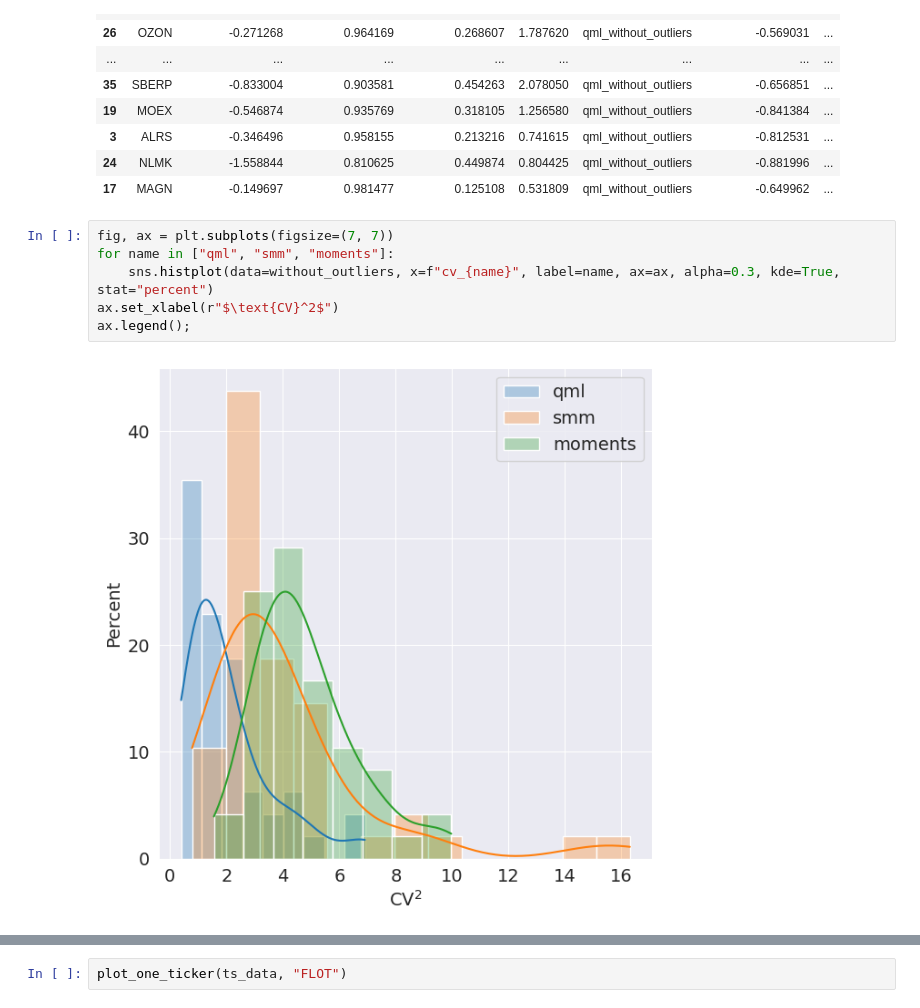
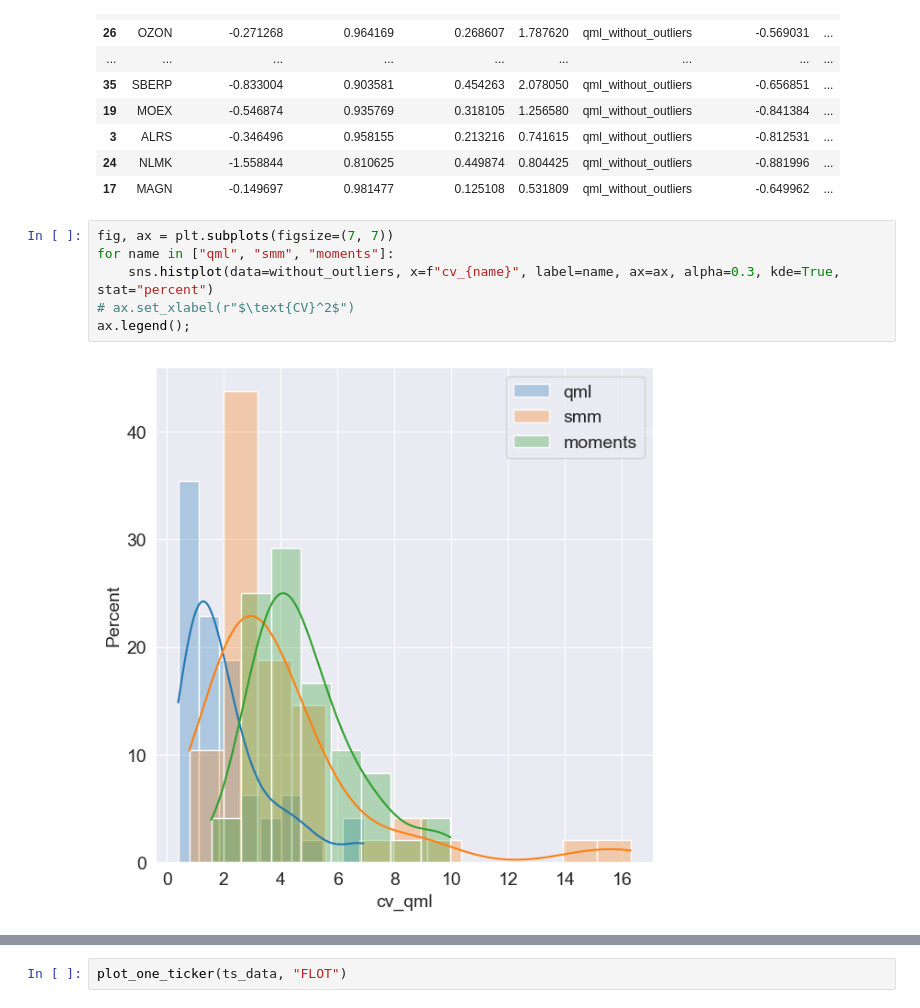
Before and after one commit to Dangerio/optimization-algorithm, a Jupyter notebook: methods_comparison/real_data/estimation_result_analysis.ipynb, the cells around one changed output, grey strips where cells are left out. Drawn from its saved outputs; the diff is of its cells as text.

```diff
--- a/methods_comparison/real_data/estimation_result_analysis.ipynb
+++ b/methods_comparison/real_data/estimation_result_analysis.ipynb
@@ -290,8 +322,8 @@ without_outliers.sort_values(by="cv_smm", ascending=False)
 # %%
 fig, ax = plt.subplots(figsize=(7, 7))
 for name in ["qml", "smm", "moments"]:
     sns.histplot(data=without_outliers, x=f"cv_{name}", label=name, ax=ax, alpha=0.3, kde=True, stat="percent")
-ax.set_xlabel(r"$\text{CV}^2$")
+# ax.set_xlabel(r"$\text{CV}^2$")
 ax.legend();
 # %% [output]
-[figure, old version]
+[figure, new version]
```
Also changed, not shown: parts of 15 cells of this notebook.
